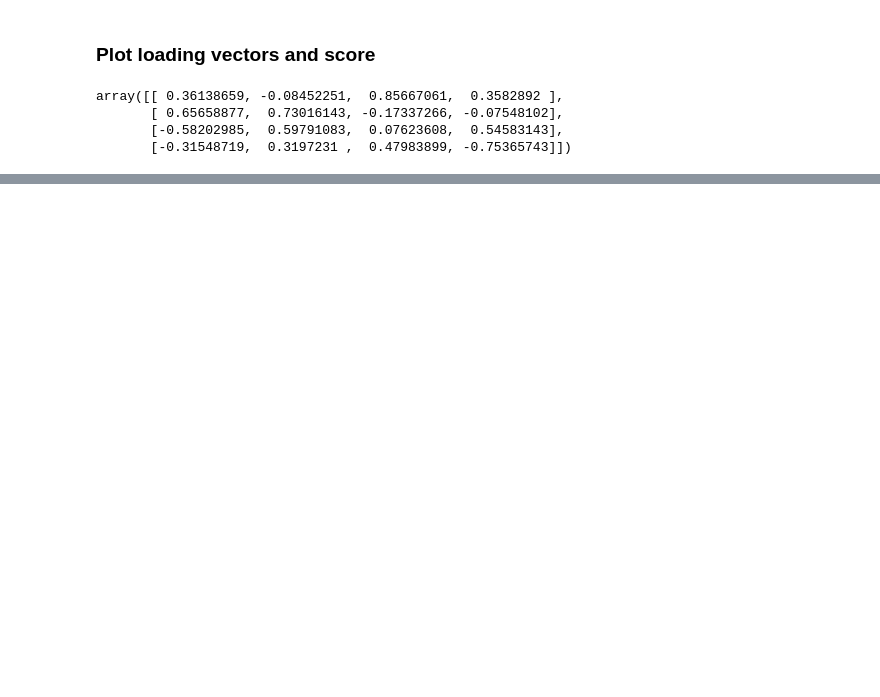
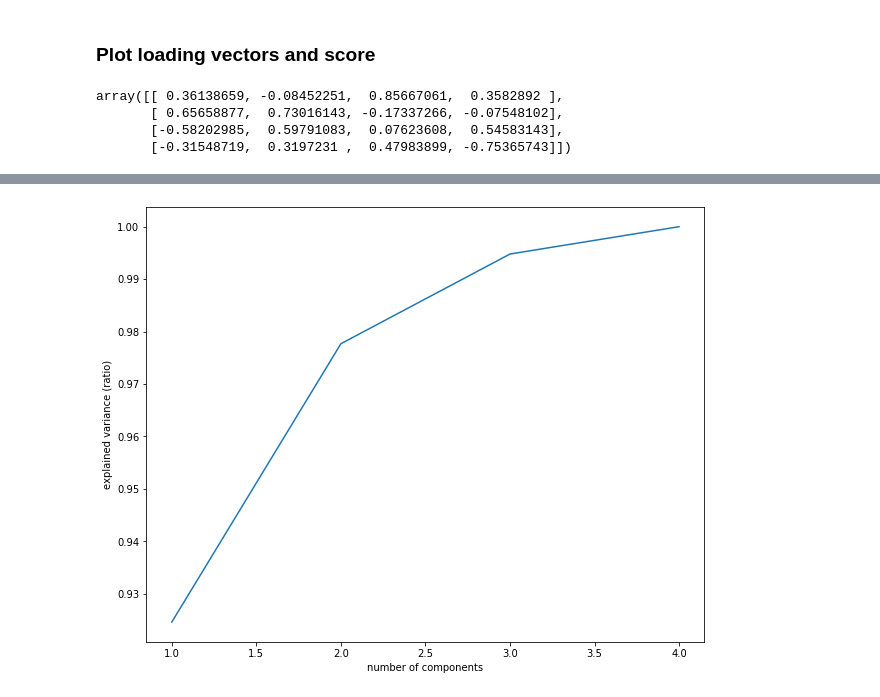
Before and after one commit to wtseve/conference_ia-chatelaf, a Jupyter notebook: notebooks/7_pca/N2_plot_iris_dataset.ipynb, the cells around one changed output, grey strips where cells are left out. Drawn from its saved outputs; the diff is of its cells as text; code cells hidden in the pictures; blank space fills up the shorter version.

```diff
--- a/notebooks/7_pca/N2_plot_iris_dataset.ipynb
+++ b/notebooks/7_pca/N2_plot_iris_dataset.ipynb
@@ -110,0 +113,10 @@ Canvas(toolbar=Toolbar(toolitems=[('Home', 'Reset original view', 'home', 'home'
+# %%
+import numpy as np
+plt.figure(4, figsize=(10, 8))
+plt.clf()
+plt.plot(range(1,5),np.cumsum(iris_pca.explained_variance_ratio_))
+plt.xlabel('number of components')
+plt.ylabel('explained variance (ratio)')
+plt.show()
+# %% [output]
+[figure, added]
```
Also changed, not shown: parts of 5 cells of this notebook, 2 other files.
